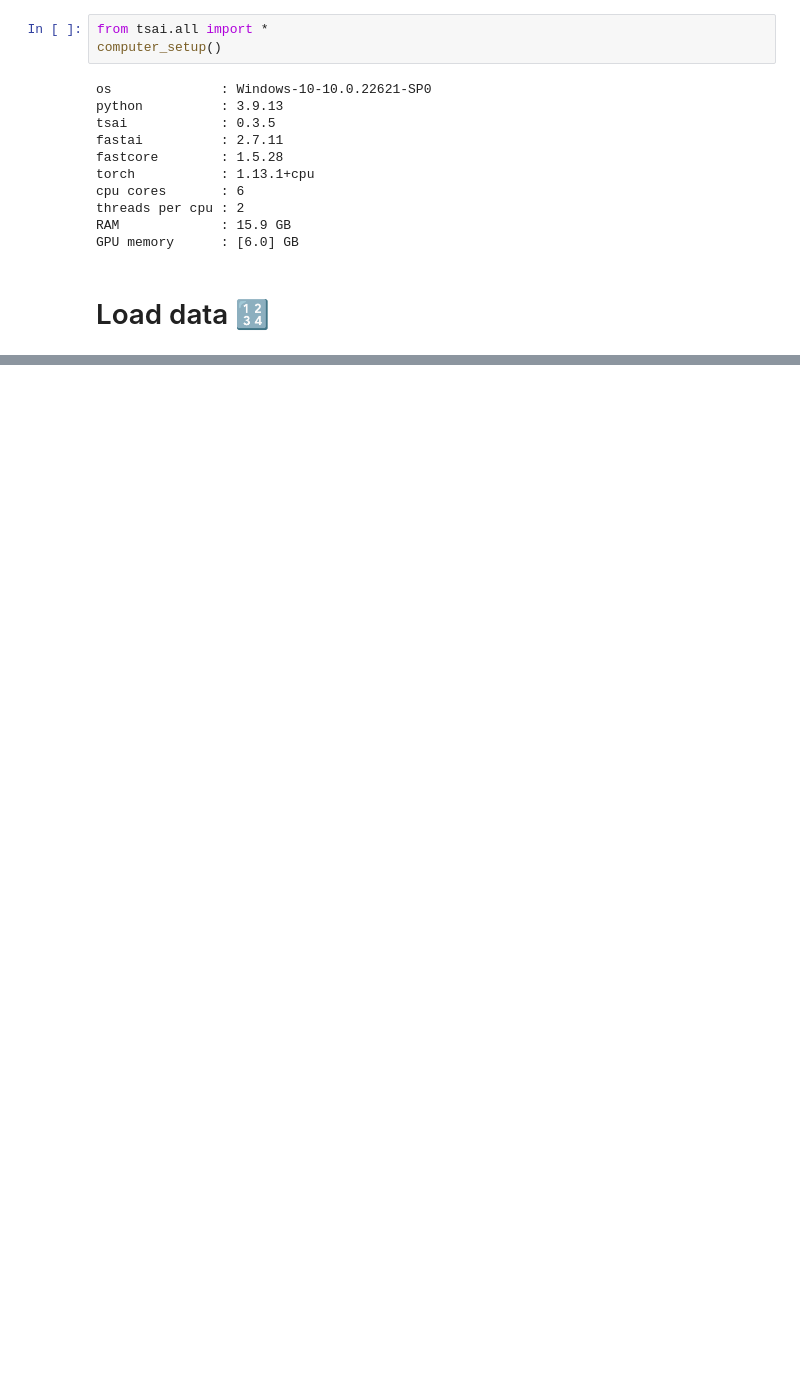
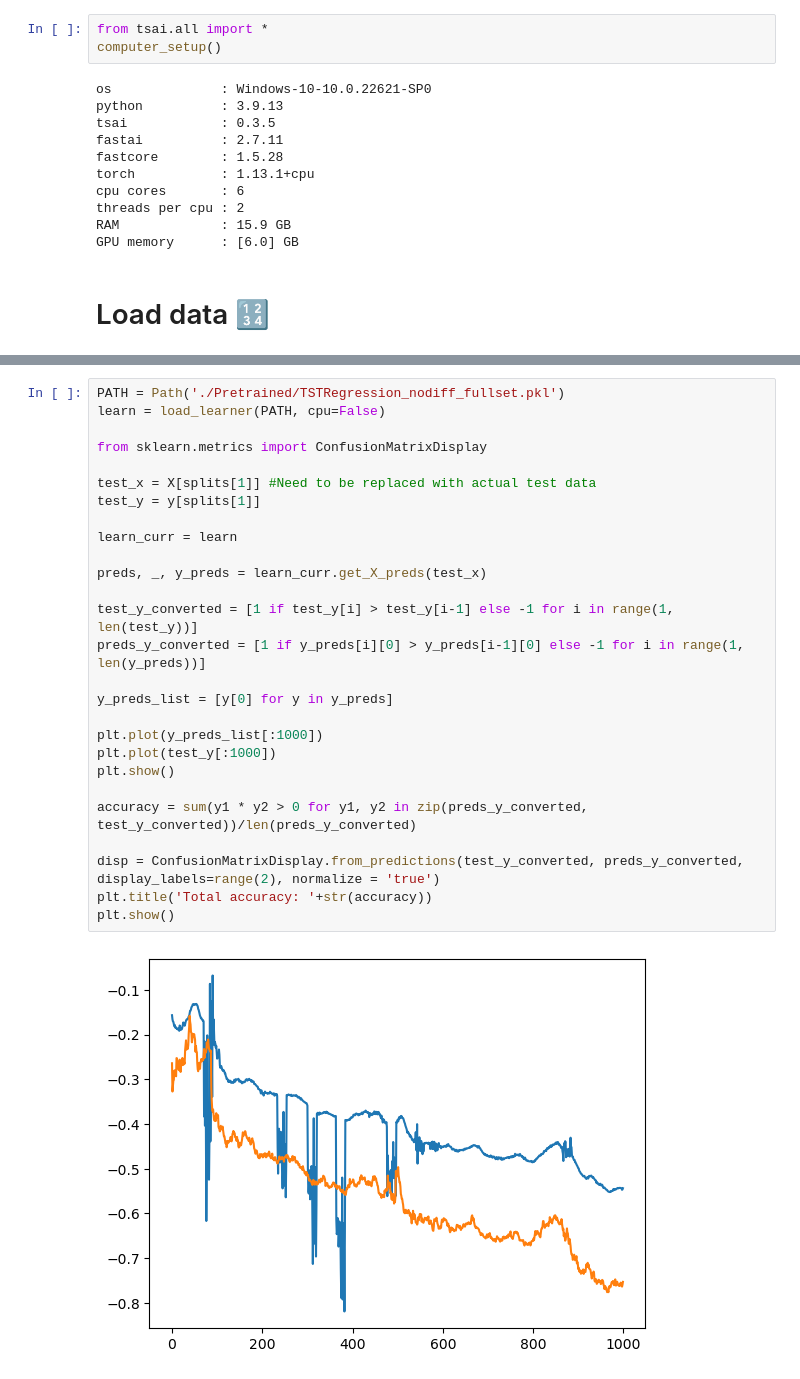
Before and after one commit to lukasmartinsson/Master-Thesis, a Jupyter notebook: Regression.ipynb, the cells around one changed output, grey strips where cells are left out. Cells and saved outputs as stored; diff of their text form; blank space fills up the shorter version.

```diff
--- a/Regression.ipynb
+++ b/Regression.ipynb
@@ -267,0 +76,29 @@ learn.fit_one_cycle(100, 1e-4)
+# %%
+PATH = Path('./Pretrained/TSTRegression_nodiff_fullset.pkl')
+learn = load_learner(PATH, cpu=False)
+
+from sklearn.metrics import ConfusionMatrixDisplay
+
+test_x = X[splits[1]] #Need to be replaced with actual test data
+test_y = y[splits[1]]
+
+learn_curr = learn
+
+preds, _, y_preds = learn_curr.get_X_preds(test_x)
+
+test_y_converted = [1 if test_y[i] > test_y[i-1] else -1 for i in range(1, len(test_y))]
+preds_y_converted = [1 if y_preds[i][0] > y_preds[i-1][0] else -1 for i in range(1, len(y_preds))]
+
+y_preds_list = [y[0] for y in y_preds]
+
+plt.plot(y_preds_list[:1000])
+plt.plot(test_y[:1000])
+plt.show()
+
+accuracy = sum(y1 * y2 > 0 for y1, y2 in zip(preds_y_converted, test_y_converted))/len(preds_y_converted)
+
+disp = ConfusionMatrixDisplay.from_predictions(test_y_converted, preds_y_converted, display_labels=range(2), normalize = 'true')
+plt.title('Total accuracy: '+str(accuracy))
+plt.show()
+# %% [output]
+[figure, added]
```
Also changed, not shown: parts of 42 cells of this notebook.
